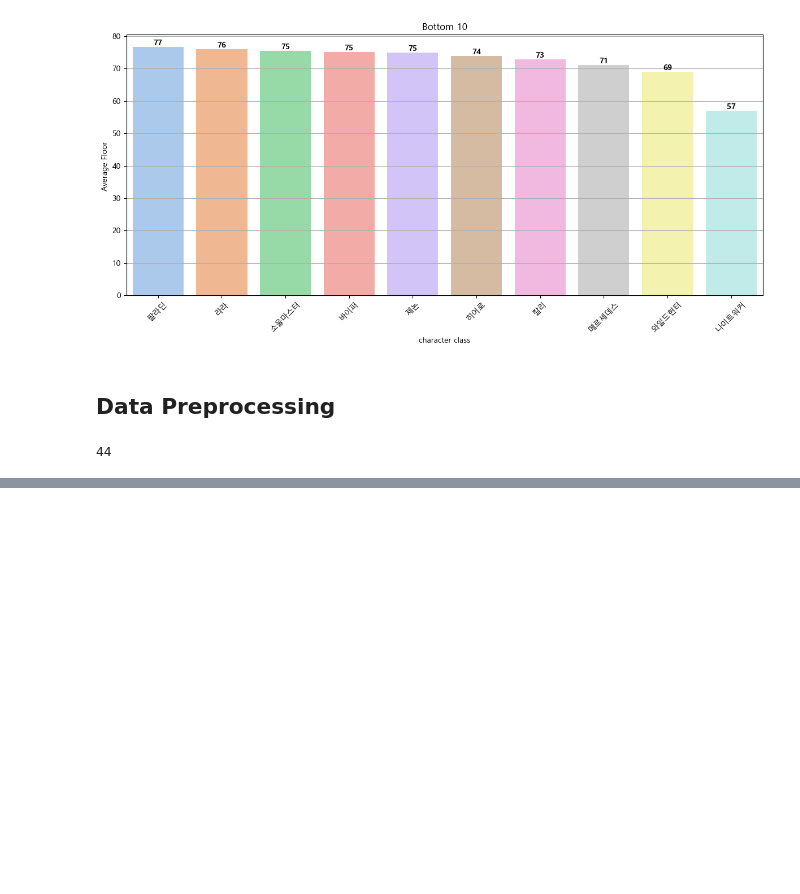
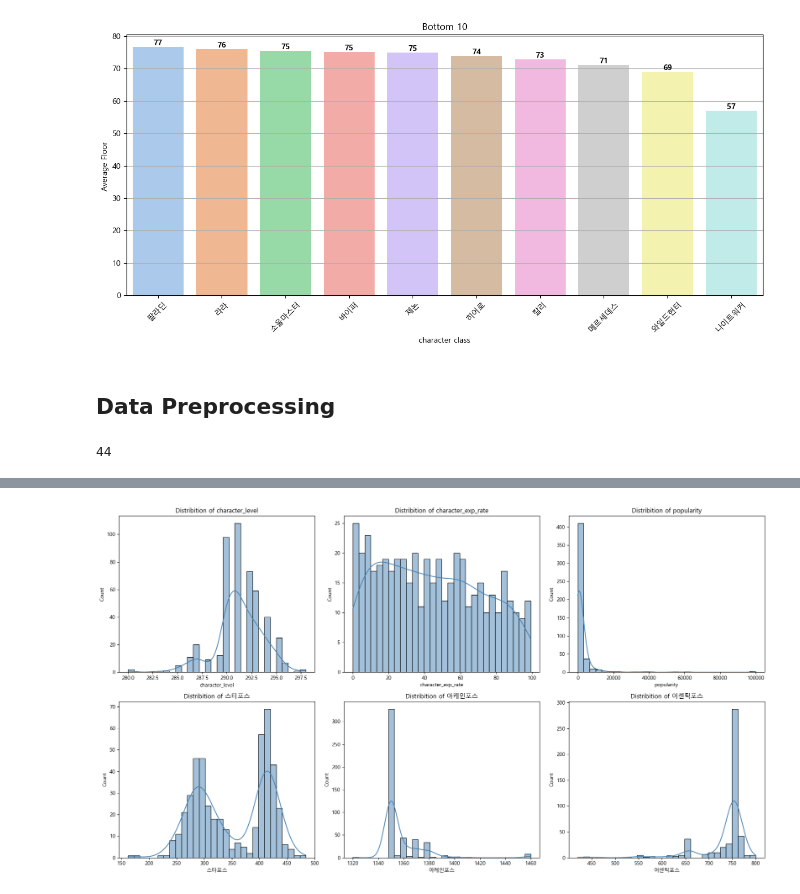
Before and after one commit to pjjongho/NEXON_API, a Jupyter notebook: Maple/dojang_analysis/analysis.ipynb, the cells around one changed output, grey strips where cells are left out. Saved outputs shown, nothing was run; the diff lists cells and outputs as text; code cells hidden in the pictures; blank space fills up the shorter version.

```diff
--- a/Maple/dojang_analysis/analysis.ipynb
+++ b/Maple/dojang_analysis/analysis.ipynb
@@ -129,8 +129,4 @@ df = df.merge(class_mapping, on='character_class', how='left')
 # %%
 # 캐릭터 직업(character_class)컬럼 지우기
 
-df = df.drop([
-            'character_class','스탠스','점프력','AP 배분 STR',
-            'AP 배분 DEX', 'AP 배분 INT', 'AP 배분 LUK',
-            'AP 배분 HP', 'AP 배분 MP'
-            ],axis=1)
+df = df.drop('character_class',axis=1)
@@ -166,3 +135,7 @@ Name: 스타포스, Length: 474, dtype: int64
 # 스탠스 : 고윳값이 하나
 # 점프력 : 고윳값이 하나
 # AP 배분 능력치 : 자동배분임 도장 순위에는 STR, DEX, INT, LUK 을 중점적으로 보는게 좋을듯
+# %%
+# 위의 세가지(고윳값이 하나인 컬럼 제거)
+df.drop(columns=['스탠스','점프력','AP 배분 STR', 'AP 배분 DEX', 'AP 배분 INT',
+       'AP 배분 LUK', 'AP 배분 HP', 'AP 배분 MP'], inplace=True)
@@ -169,9 +151,19 @@ Name: 스타포스, Length: 474, dtype: int64
 # %%
-list_int = ['character_level','dojang_best_floor','dojang_best_time','popularity'
-            ,'최소 스탯공격력','최대 스탯공격력', '데미지','보스 몬스터 데미지', '최종 데미지'
-            ,'방어율 무시', '크리티컬 확률', '크리티컬 데미지','상태이상 내성','방어력', '이동속도'
-            ,'스타포스', '아케인포스', '어센틱포스','STR', 'DEX','INT', 'LUK', 'HP', 'MP','아이템 드롭률'
-            , '메소 획득량', '버프 지속시간','공격 속도', '일반 몬스터 데미지', '재사용 대기시간 감소 (초)'
-            , '재사용 대기시간 감소 (%)', '재사용 대기시간 미적용', '속성 내성 무시', '상태이상 추가 데미지'
-            , '무기 숙련도', '추가 경험치 획득', '공격력', '마력', '전투력', '소환수 지속시간 증가',
-            'force_sum', 'force_mean', 'force_min',]
+plt.rcParams['font.family'] = 'Malgun Gothic'
+plt.rcParams['axes.unicode_minus'] = False
+
+growth_feature = ['character_level','character_exp_rate','popularity'
+                  ,'스타포스','아케인포스','어센틱포스']
+
+fig, axes = plt.subplots(2, 3, figsize=(18,10))
+axes = axes.flatten()
+
+for i, col in enumerate(growth_feature):
+    sns.histplot(df[col], kde=True, ax=axes[i], bins=30, color='steelblue')
+    axes[i].set_title(f'Distribition of {col}', fontsize=12)
+    axes[i].set_xlabel(col)
+
+plt.tight_layout()
+plt.show()
+# %% [output]
+[figure, added]
```
Also changed, not shown: parts of 31 cells of this notebook, 2 other files.
